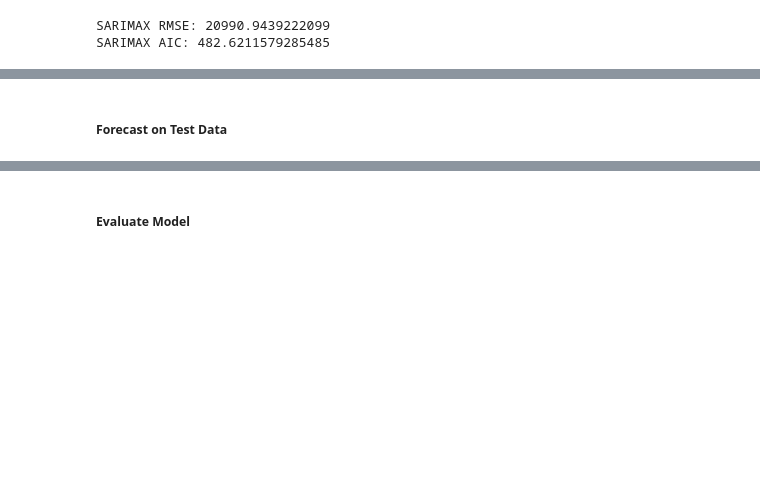
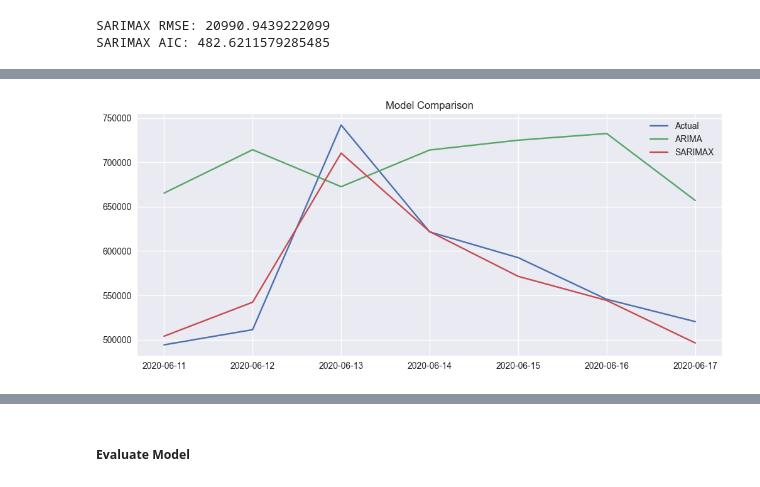
Before and after one commit to sanodyaJinadasa/Solar-Power-Generation-Forecasting, a Jupyter notebook: analysis.ipynb, the cells around one changed output, grey strips where cells are left out. Drawn from its saved outputs; the diff is of its cells as text; code cells hidden in the pictures; blank space fills up the shorter version.

```diff
--- a/analysis.ipynb
+++ b/analysis.ipynb
@@ -252,2 +241,0 @@ plt.show()
-# %% [markdown]
-##### Forecast on Test Data
@@ -257,0 +242,9 @@ forecast_ci = forecast.conf_int()
+# %%
+plt.plot(y_test.index, y_test, label="Actual")
+plt.plot(y_test.index, pred_arima, label="ARIMA")
+plt.plot(y_test.index, pred_sarimax, label="SARIMAX")
+plt.legend()
+plt.title("Model Comparison")
+plt.show()
+# %% [output]
+[figure, added]
```
Also changed, not shown: parts of 5 cells of this notebook.
